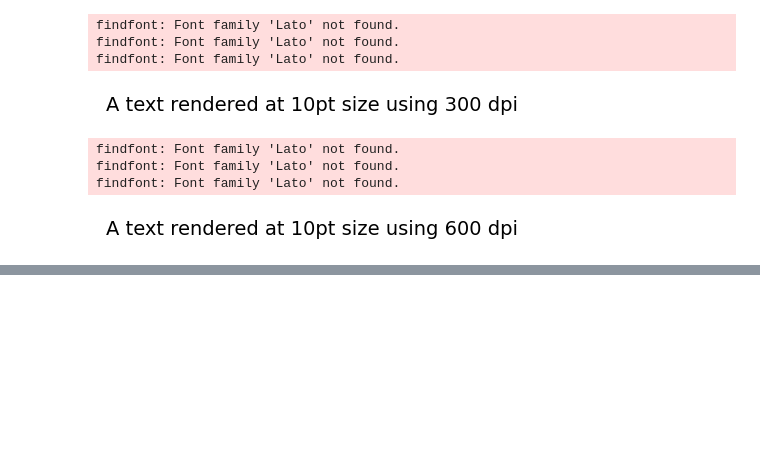
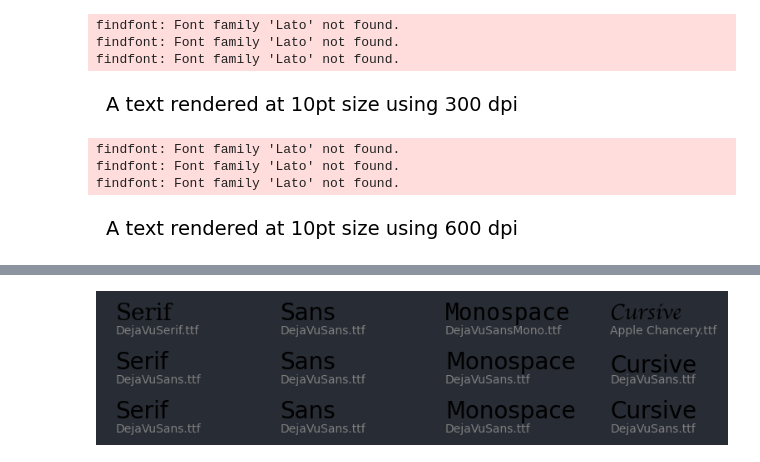
Before and after one commit to floRaths/scientific-visualization-book, a Jupyter notebook: sci-vis.ipynb, the cells around one changed output, grey strips where cells are left out. Saved outputs shown, nothing was run; the diff lists cells and outputs as text; code cells hidden in the pictures; blank space fills up the shorter version.

```diff
--- a/sci-vis.ipynb
+++ b/sci-vis.ipynb
@@ -7,3 +8,16 @@ import matplotlib.pyplot as plt
 from matplotlib import font_manager
 
 from pyutils import styles as sy
+# %%
+import matplotlib.font_manager as fm
+fonts_dir = '/Users/floraths/Code/flo_dev/python_utilities/fonts'
+
+my_fonts = []
+for subdir in os.listdir(fonts_dir):
+    my_font = os.listdir(f'{fonts_dir}/{subdir}')
+    for font in my_font:
+        my_fonts.append(f'{fonts_dir}/{subdir}/{font}')
+
+# Register all fonts
+for font_path in my_fonts:
+    fm.fontManager.addfont(font_path)
@@ -407,0 +807,4 @@ findfont: Font family 'Lato' not found.
+# %%
+font = findfont(FontProperties(family='Bold'))
+font
+#filename = os.path.basename(font)
@@ -407,0 +814,72 @@ findfont: Font family 'Lato' not found.
+# %%
+# ----------------------------------------------------------------------------
+# Title:   Scientific Visualisation - Python & Matplotlib
+# Author:  Nicolas P. Rougier
+# License: Creative Commons BY-NC-SA International 4.0
+# ----------------------------------------------------------------------------
+import os
+import numpy as np
+import matplotlib.pyplot as plt
+from matplotlib.font_manager import findfont, FontProperties
+
+
+def font_text(x, y, text, family, dy=0):
+
+    ax.text(x, y + dy, text, family=family, size=size, va="bottom")
+    font = findfont(FontProperties(family=family))
+    filename = os.path.basename(font)
+    ax.text(
+        x,
+        y,
+        filename,
+        va="top",
+        family="Roboto Condensed",
+        weight=400,
+        size=10,
+        color="0.5",
+    )
+
+
+# plt.figure(figsize=(8, 2), dpi=100)
+# size = 20
+# dx = 15
+# xmin, xmax = -1, 4 * dx - 5
+
+# ax = plt.subplot(
+#     3, 1, 1, frameon=False, xlim=(xmin, xmax), ylim=(-1, 1), xticks=[], yticks=[]
+# )
+# font_text(0 * dx, 0, "Serif", "Serif")
+# font_text(1 * dx, 0, "Sans", "Sans")
+# font_text(2 * dx, 0, "Monospace", "Monospace")
+# font_text(3 * dx, 0, "Cursive", "Cursive", -0.25)
+
+
+# ax = plt.subplot(
+#     3, 1, 2, frameon=False, xlim=(xmin, xmax), ylim=(-1, 1), xticks=[], yticks=[]
+# )
+# font_text(0 * dx, 0, "Serif", "Roboto Slab")
+# font_text(1 * dx, 0, "Sans", "Roboto Condensed")
+# font_text(2 * dx, 0, "Monospace", "Roboto Mono")
+# font_text(3 * dx, 0, "Cursive", "Merienda", -0.25)
+
+
+# ax = plt.subplot(
+#     3, 1, 3, frameon=False, xlim=(xmin, xmax), ylim=(-1, 1), xticks=[], yticks=[]
+# )
+# font_text(0 * dx, 0, "Serif", "Source Serif Pro")
+# font_text(1 * dx, 0, "Sans", "Source Sans Pro")
+# font_text(2 * dx, 0, "Monospace", "Source Code Pro")
+# font_text(3 * dx, 0, "Cursive", "ITC Zapf Chancery")
+
+# # ax.text(0*dx, 0, "Serif",      family="Roboto Slab",      size=size)
+# # ax.text(0*dx, -0.5, find("Roboto Slab"),
+# #         family="Roboto Slab", weight=300, size=8, color="0.25")
+
+# # ax.text(1*dx, 0, "Sans-serif", family="Roboto Condensed", size=size)
+# # ax.text(2*dx, 0, "Monospace",  family="Roboto Mono",      size=size)
+# # ax.text(3*dx, 0, "Cursive",    family="Pacifico",         size=size)
+
+# plt.tight_layout()
+# #plt.savefig("../../figures/typography/typography-font-stacks.pdf", dpi=100)
+# plt.show()
+# %% [output]
@@ -407,0 +921 @@ findfont: Font family 'Lato' not found.
+[figure, added]
```
Also changed, not shown: parts of 17 cells of this notebook.
